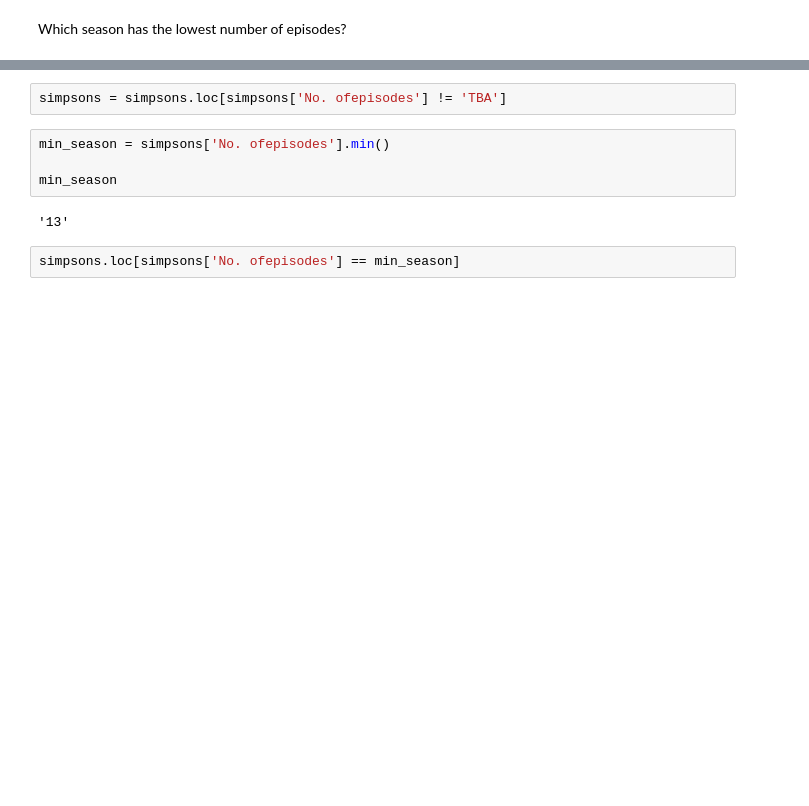
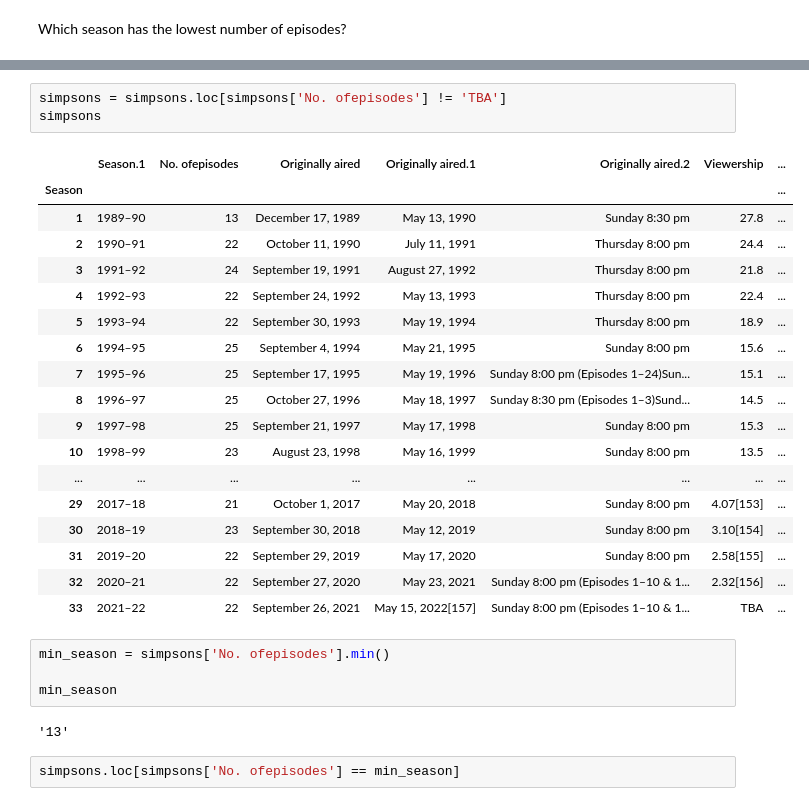
Before and after one commit to Luderio/RDP-Reading-Data-with-Python-and-Pandas, a Jupyter notebook: unit-1-reading-data-with-python-and-pandas/lesson-17-reading-html-tables/files/Lecture.ipynb, the cells around one changed output, grey strips where cells are left out. Drawn from its saved outputs; the diff is of its cells as text; blank space fills up the shorter version.

```diff
--- a/unit-1-reading-data-with-python-and-pandas/lesson-17-reading-html-tables/files/Lecture.ipynb
+++ b/unit-1-reading-data-with-python-and-pandas/lesson-17-reading-html-tables/files/Lecture.ipynb
@@ -250,5 +269,25 @@ array(['13', '22', '24', '25', '23', '21', '20', 'TBA'], dtype=object)
 # %%
 simpsons = simpsons.loc[simpsons['No. ofepisodes'] != 'TBA']
+simpsons
+# %% [output]
+|  | Season.1 | No. ofepisodes | Originally aired | Originally aired.1 | Originally aired.2 | Viewership | ... |
+| Season |  |  |  |  |  |  | ... |
+| 1 | 1989–90 | 13 | December 17, 1989 | May 13, 1990 | Sunday 8:30 pm | 27.8 | ... |
+| 2 | 1990–91 | 22 | October 11, 1990 | July 11, 1991 | Thursday 8:00 pm | 24.4 | ... |
+| 3 | 1991–92 | 24 | September 19, 1991 | August 27, 1992 | Thursday 8:00 pm | 21.8 | ... |
+| 4 | 1992–93 | 22 | September 24, 1992 | May 13, 1993 | Thursday 8:00 pm | 22.4 | ... |
+| 5 | 1993–94 | 22 | September 30, 1993 | May 19, 1994 | Thursday 8:00 pm | 18.9 | ... |
+| 6 | 1994–95 | 25 | September 4, 1994 | May 21, 1995 | Sunday 8:00 pm | 15.6 | ... |
+| 7 | 1995–96 | 25 | September 17, 1995 | May 19, 1996 | Sunday 8:00 pm (Episodes 1–24)Sun... | 15.1 | ... |
+| 8 | 1996–97 | 25 | October 27, 1996 | May 18, 1997 | Sunday 8:30 pm (Episodes 1–3)Sund... | 14.5 | ... |
+| 9 | 1997–98 | 25 | September 21, 1997 | May 17, 1998 | Sunday 8:00 pm | 15.3 | ... |
+| 10 | 1998–99 | 23 | August 23, 1998 | May 16, 1999 | Sunday 8:00 pm | 13.5 | ... |
+| ... | ... | ... | ... | ... | ... | ... | ... |
+| 29 | 2017–18 | 21 | October 1, 2017 | May 20, 2018 | Sunday 8:00 pm | 4.07[153] | ... |
+| 30 | 2018–19 | 23 | September 30, 2018 | May 12, 2019 | Sunday 8:00 pm | 3.10[154] | ... |
+| 31 | 2019–20 | 22 | September 29, 2019 | May 17, 2020 | Sunday 8:00 pm | 2.58[155] | ... |
+| 32 | 2020–21 | 22 | September 27, 2020 | May 23, 2021 | Sunday 8:00 pm (Episodes 1–10 & 1... | 2.32[156] | ... |
+| 33 | 2021–22 | 22 | September 26, 2021 | May 15, 2022[157] | Sunday 8:00 pm (Episodes 1–10 & 1... | TBA | ... |
 # %%
 min_season = simpsons['No. ofepisodes'].min()
 
```
Also changed, not shown: parts of 9 cells of this notebook, 4 other files.
